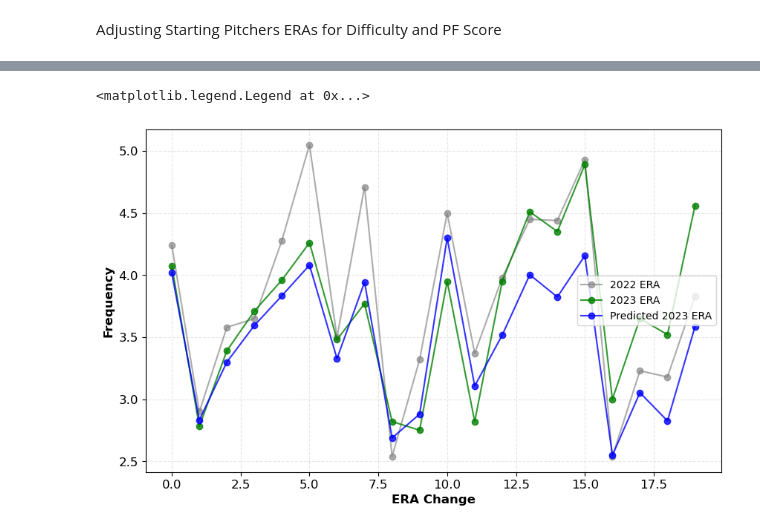
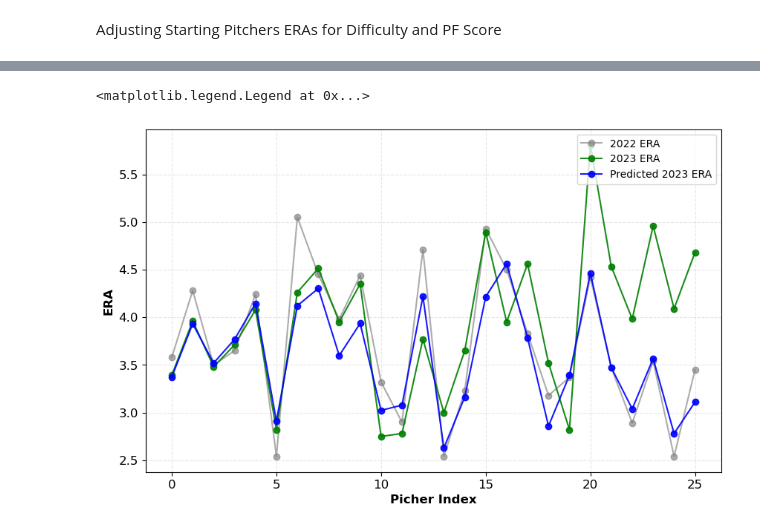
Before and after one commit to conorpwalsh4/LahmanAnalysis, a Jupyter notebook: ballpark_score.ipynb, the cells around one changed output, grey strips where cells are left out. Drawn from its saved outputs; the diff is of its cells as text; code cells hidden in the pictures.

```diff
--- a/ballpark_score.ipynb
+++ b/ballpark_score.ipynb
@@ -393,10 +370,10 @@ Predict_Pitchers['ERA Delta'].mean() # Baseball Rules affecting overall ERA meas
 # %%
-Predict_Pitchers['PF Delta Norm'] = min_max_norm(Predict_Pitchers, 'PF Delta YOY')
-Predict_Pitchers['Game Diff Delta Norm'] = min_max_norm(Predict_Pitchers, 'Game Diff Delta YOY')
+Predict_Pitchers['PF Delta Norm'] = mean_normalization(Predict_Pitchers, 'PF Delta YOY')
+Predict_Pitchers['Game Diff Delta Norm'] = mean_normalization(Predict_Pitchers, 'Game Diff Delta YOY')
 
 #Predict_Pitchers.reset_index(drop=True, inplace=True)
-X_train, X_test, y_train, y_test, indices_train, indices_test  = train_test_split(Predict_Pitchers[['2022 ERA','PF Delta Norm','Game Diff Delta Norm']],
-                                                                                  Predict_Pitchers['2023 ERA']- Predict_Pitchers['ERA Delta'].mean(),
+X_train, X_test, y_train, y_test, indices_train, indices_test  = train_test_split(Predict_Pitchers[['2022 ERA Norm','PF Delta Norm','Game Diff Delta Norm']],
+                                                                                  Predict_Pitchers['2023 ERA Norm'],
                                                                                   Predict_Pitchers.index,
                                                                                   test_size=0.25, random_state=41)
 X_train = X_train.to_numpy().astype(float)
@@ -405,11 +382,11 @@ y_train = y_train.to_numpy().astype(float)
 y_test = np.round(y_test,3).to_numpy().astype(float)
 # %%
 inputs = tf.keras.Input(shape=(3,))
-x = tf.keras.layers.Dense(256, activation="relu", name="Hidden_Layer_1")(inputs)
+x = tf.keras.layers.Dense(256, activation="tanh", name="Hidden_Layer_1")(inputs)
 x = tf.keras.layers.Dropout(0.2)(x)
-x = tf.keras.layers.Dense(128, activation="relu", name="Hidden_Layer_2")(x)
+x = tf.keras.layers.Dense(128, activation="leaky_relu", name="Hidden_Layer_2")(x)
 x = tf.keras.layers.Dropout(0.2)(x)
-x = tf.keras.layers.Dense(64, activation="relu", name="Hidden_Layer_3")(x)
-x = tf.keras.layers.Dense(28, activation="relu", name="Hidden_Layer_4")(x)
+x = tf.keras.layers.Dense(64, activation="leaky_relu", name="Hidden_Layer_3")(x)
+x = tf.keras.layers.Dense(28, activation="leaky_relu", name="Hidden_Layer_4")(x)
 outputs = tf.keras.layers.Dense(1, name="Output_Layer")(x)
 model = tf.keras.Model(inputs=inputs, outputs=outputs, name="ERA_Predictor")
@@ -430,6 +406,7 @@ test_scores = model.evaluate(X_test, y_test, verbose=2)
 # %%
-predicted_values = model.predict(tf.convert_to_tensor(X_test, dtype=tf.float32)).flatten()  # Flatten to ensure compatibility with y_test
-
+predicted_values_normal = model.predict(tf.convert_to_tensor(X_test, dtype=tf.float32)).flatten()  # Flatten to ensure compatibility with y_test
+predicted_values = scaler.inverse_transform(predicted_values_normal.reshape(-1,1))
+y_test_inverse = scaler.inverse_transform(y_test.reshape(-1,1))
 pitcher_mapping = Predict_Pitchers['Name']
 
 # Retrieve the pitcher names for training and testing sets
@@ -439,15 +416,15 @@ pitchers_test = pitcher_mapping.loc[indices_test]
 #right_dir = True if
 
 # Calculate the error (difference between predicted and actual values)
-errors = abs(np.round(((predicted_values - y_test)/y_test)*100,2))
+errors = abs(np.round(((predicted_values - y_test_inverse)/y_test_inverse)*100,2)).reshape(-1)
 
 # Create a DataFrame with the required data
 results_df = pd.DataFrame({
     '2022 Measured ERA': Predict_Pitchers['2022 ERA'].loc[indices_test].values,
-    '2023 Measured ERA': y_test, # Actual values from y_test
+    '2023 Measured ERA': y_test_inverse.reshape(-1), # Actual values from y_test
     'ERA Delta'         : np.round(Predict_Pitchers['ERA Delta'].loc[indices_test].values - Predict_Pitchers['ERA Delta'].mean(),3),
-    'Prediction Delta': np.round(predicted_values - Predict_Pitchers['2022 ERA'].loc[indices_test].values,3),
-    '2023 Predicted ERA': predicted_values,  # Predicted values from the model
+    'Prediction Delta': np.round(predicted_values.reshape(-1) - Predict_Pitchers['2022 ERA'].loc[indices_test].values,3),
+    '2023 Predicted ERA': predicted_values.reshape(-1),  # Predicted values from the model
     'Error (%)': errors,
     'Pitcher': pitchers_test.values                  # Difference between predicted and actual values
 })
@@ -481,17 +458,17 @@ sns.pairplot(results_df[['ERA Delta','Error (%)']])
 # %%
-results_df = results_df[results_df['ERA Delta'] < 5].sort_values(by= 'Error', ascending=True).reset_index(drop=True)
+results_df = results_df[results_df['ERA Delta'] < 5].sort_values(by= 'Error (%)', ascending=True).reset_index(drop=True)
 # %%
 plt.figure(figsize=(10, 6))
 plt.plot(results_df.index, results_df['2022 Measured ERA'], alpha = 0.65, color='gray', label='2022 ERA', marker = 'o')
 plt.plot(results_df.index, results_df['2023 Measured ERA'],  alpha = 0.9, color='green', label = '2023 ERA', marker = 'o')
 plt.plot(results_df.index, results_df['2023 Predicted ERA'], alpha = 0.9, color='blue', label = 'Predicted 2023 ERA', marker = 'o')
-#plt.scatter(results_df.index, results_df['2023 Measured ERA'], edgecolor='black', alpha = 0.65, color='red', label='Actual ERA YOY Changes')
+#plt.scatter(results_df.index, results_df['2023 Predicted ERA'], edgecolor='black', alpha = 0.65, color='blue', label='Prediction')
 plt.xlabel('Picher Index', fontsize=12,fontweight='bold')
 plt.ylabel('ERA', fontsize=12,fontweight='bold')
 plt.xticks(fontsize=12)
 plt.yticks(fontsize=12)
 plt.grid(True, linestyle='--', alpha=0.3)
-plt.legend(loc='center right')
+plt.legend(loc='upper right')
 # %% [output]
 <matplotlib.legend.Legend at 0x...>
-[figure, old version]
+[figure, new version]
```
Also changed, not shown: parts of 13 cells of this notebook, 2 other files.
